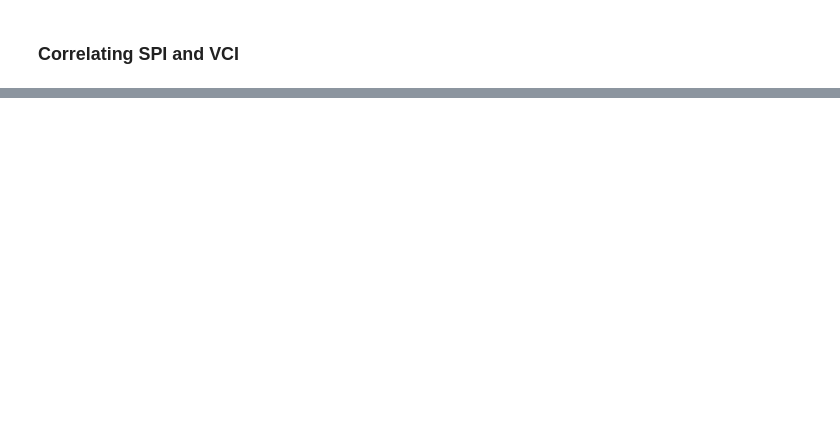
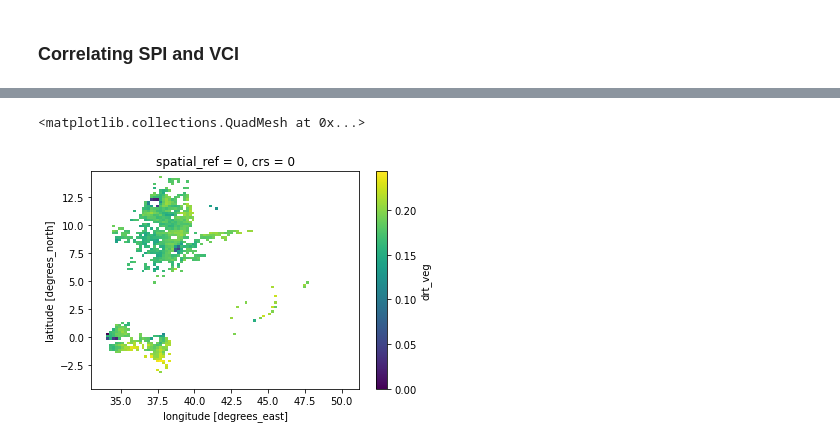
Before and after one commit to Riccardo7-DS/Indices_analysis, a Jupyter notebook: notebooks/cloud_mask.ipynb, the cells around one changed output, grey strips where cells are left out. Drawn from its saved outputs; the diff is of its cells as text; code cells hidden in the pictures; blank space fills up the shorter version.

```diff
--- a/notebooks/cloud_mask.ipynb
+++ b/notebooks/cloud_mask.ipynb
@@ -20,3 +20,20 @@ from p_drought_indices.vegetation.NDVI_indices import compute_svi, compute_vci
 from p_drought_indices.analysis.metrics_table import MetricTable
 
 CONFIG_PATH = r"../config.yaml"
+# %%
+CONFIG_PATH = r"../config.yaml"
+config = load_config(CONFIG_PATH)
+product_directory =  r"D:\shareVM\MSG\msg_data\processed"
+product_dir = config['SPI']['IMERG']['path']
+var = 'vci'
+var_target = 'spi_gamma_180'
+countries = ['Kenya'] #'Ethiopia','Somalia'
+
+spi = MetricTable(product_directory, product_dir, var, var_target, CONFIG_PATH)
+# %%
+for cntr in ['Ethiopia','Somalia','Kenya']:
+    for product_dir in [config['SPI']['IMERG']['path'], config['SPI']['GPCC']['path'], config['SPI']['CHIRPS']['path']], config['SPI']['ERA5']['path']:
+        for late in [30, 60, 90, 180]:
+            var_target = f"spi_gamma_{late}"
+            spi = MetricTable(product_directory, product_dir, var, var_target, CONFIG_PATH)
+            spi.compute_metrics_soil()
@@ -139,0 +126,5 @@ final_df.to_csv(r'C:\Users\Riccardo\Desktop\PhD_docs\Drought_prediction\Project\
+# %%
+spi.dataset.where(spi.dataset['land']==40)['drt_veg'].mean(['time']).plot()
+# %% [output]
+<matplotlib.collections.QuadMesh at 0x...>
+[figure, added]
```
Also changed, not shown: parts of 11 cells of this notebook, 6 other files.
